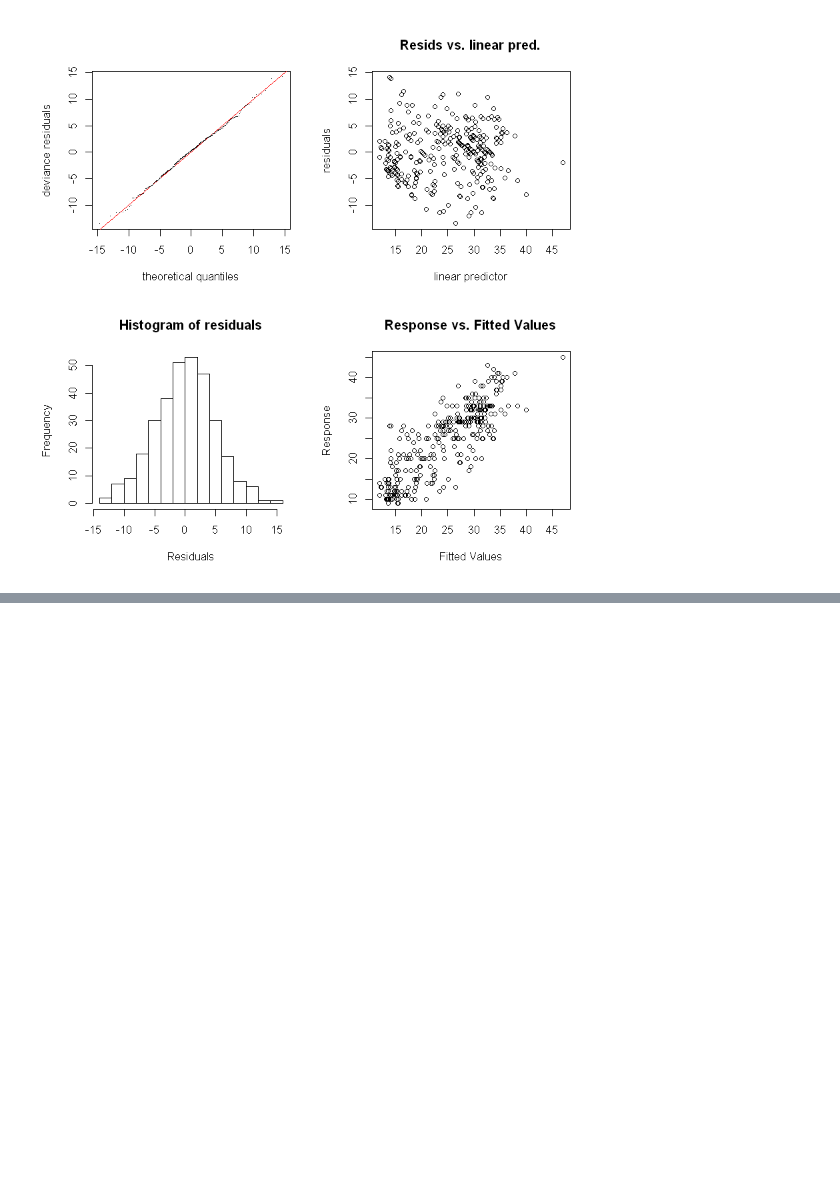
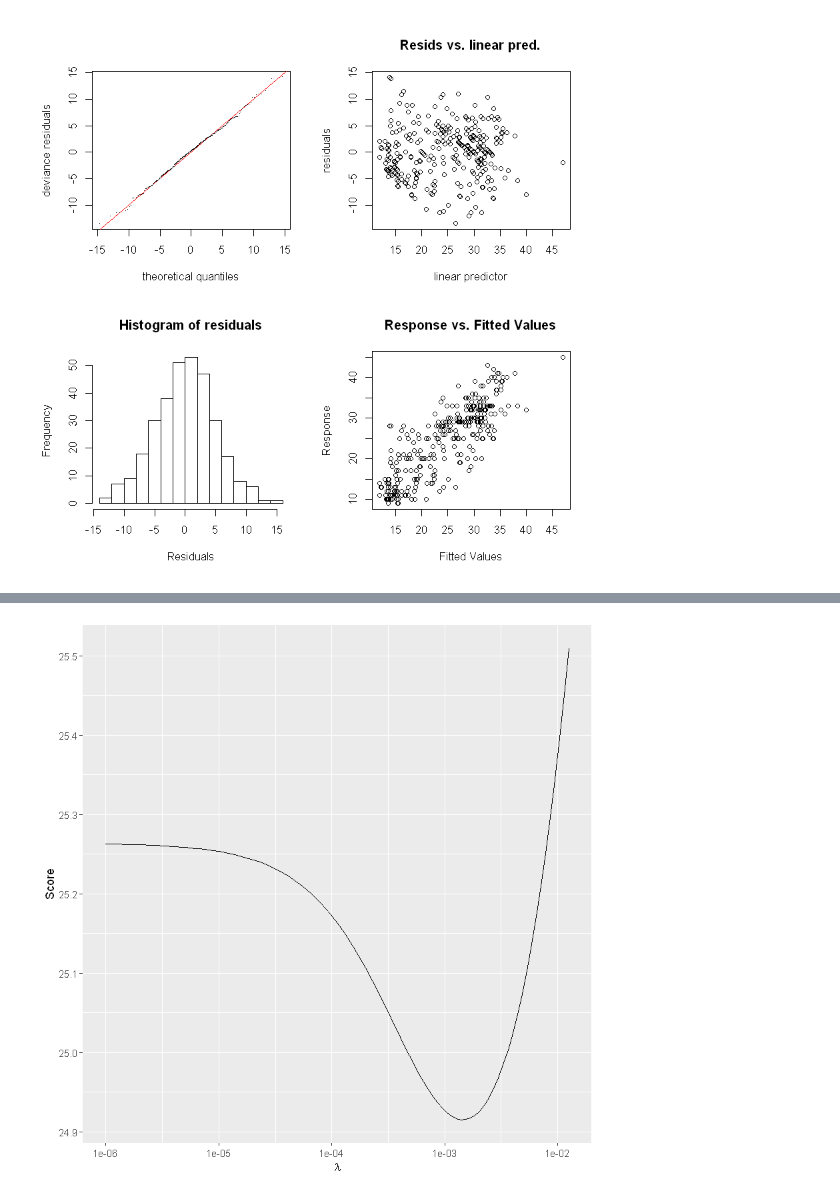
Before and after one commit to ginaliqili/appm6900, a Jupyter notebook: sample_data/Working with Sample Heat and Health Data (Oct 30, 2018).ipynb, the cells around one changed output, grey strips where cells are left out. Saved outputs shown, nothing was run; the diff lists cells and outputs as text; code cells hidden in the pictures; blank space fills up the shorter version.

Commit message:
new sample data scripts

```diff
--- a/sample_data/Working with Sample Heat and Health Data.ipynb
+++ b/sample_data/Working with Sample Heat and Health Data (Oct 30, 2018).ipynb
@@ -68,0 +75,32 @@ Signif. codes:  0 '***' 0.001 '**' 0.01 '*' 0.05 '.' 0.1 ' ' 1
+# %%
+library("mgcv")
+library("ggplot2")
+
+## data
+set.seed(42)
+x <- seq(0, 1, length=500)
+y <- sin(2*pi*x)^2 + rnorm(500, sd=0.2)
+df <- data.frame(x = x, y = y)
+
+## Generate GCV traces
+lambda <- 1e-6
+gcv <- numeric(length = 100)
+
+## loop over values of lambda, fixing sp
+for (i in seq_along(gcv)) {
+    m <- gam(Deaths ~ s(Tmax, k = 20), data = data, method = "GCV.Cp", sp = lambda)
+    gcv[i] <- m$gcv.ubre
+    lambda <- lambda * 1.1
+}
+
+## gather results
+res <- data.frame(lambda = 1e-6 * 1.1^{0:99}, gcv = gcv)
+
+## plot
+ggplot(res, aes(x = lambda, y = gcv)) +
+    geom_line() +
+    scale_x_log10() +
+    xlab(expression(lambda)) +
+    ylab("Score")
+# %% [output]
+[figure, added]
```
Also changed, not shown: parts of 4 cells of this notebook.
